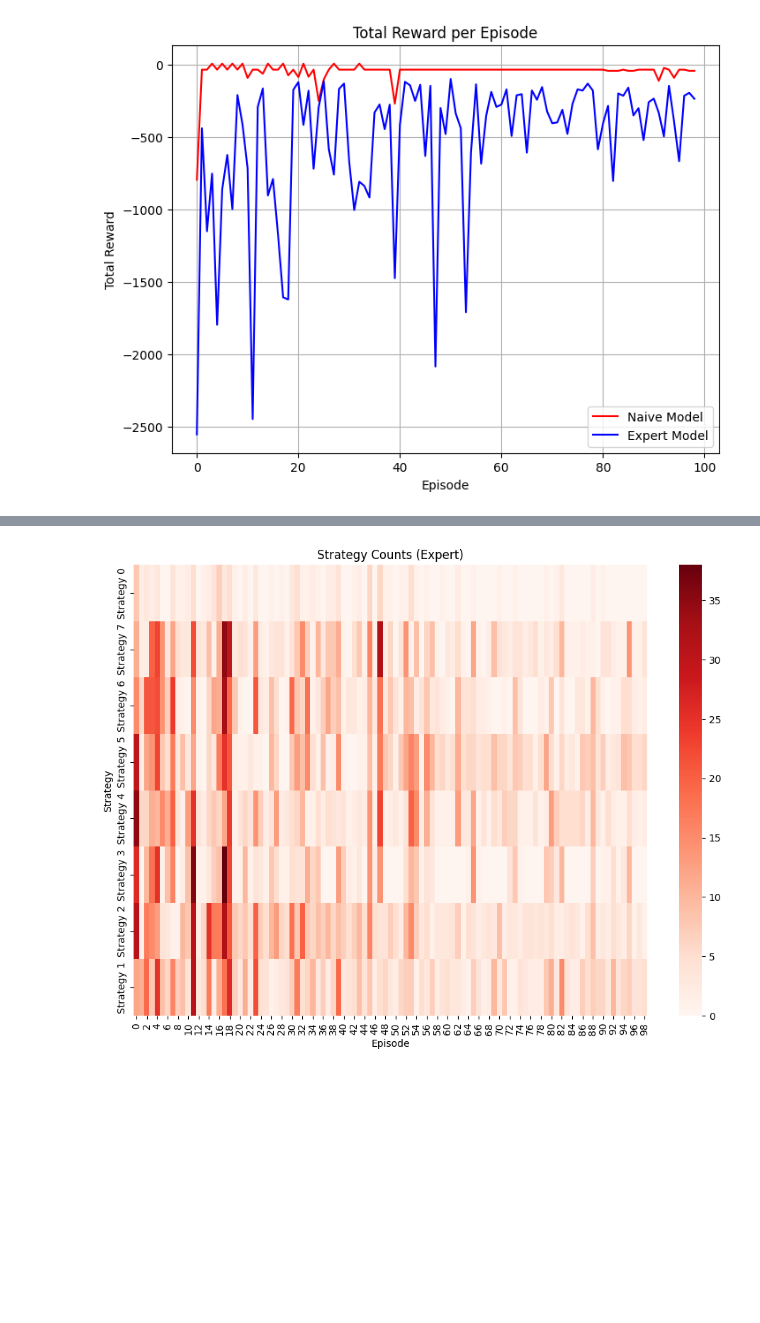
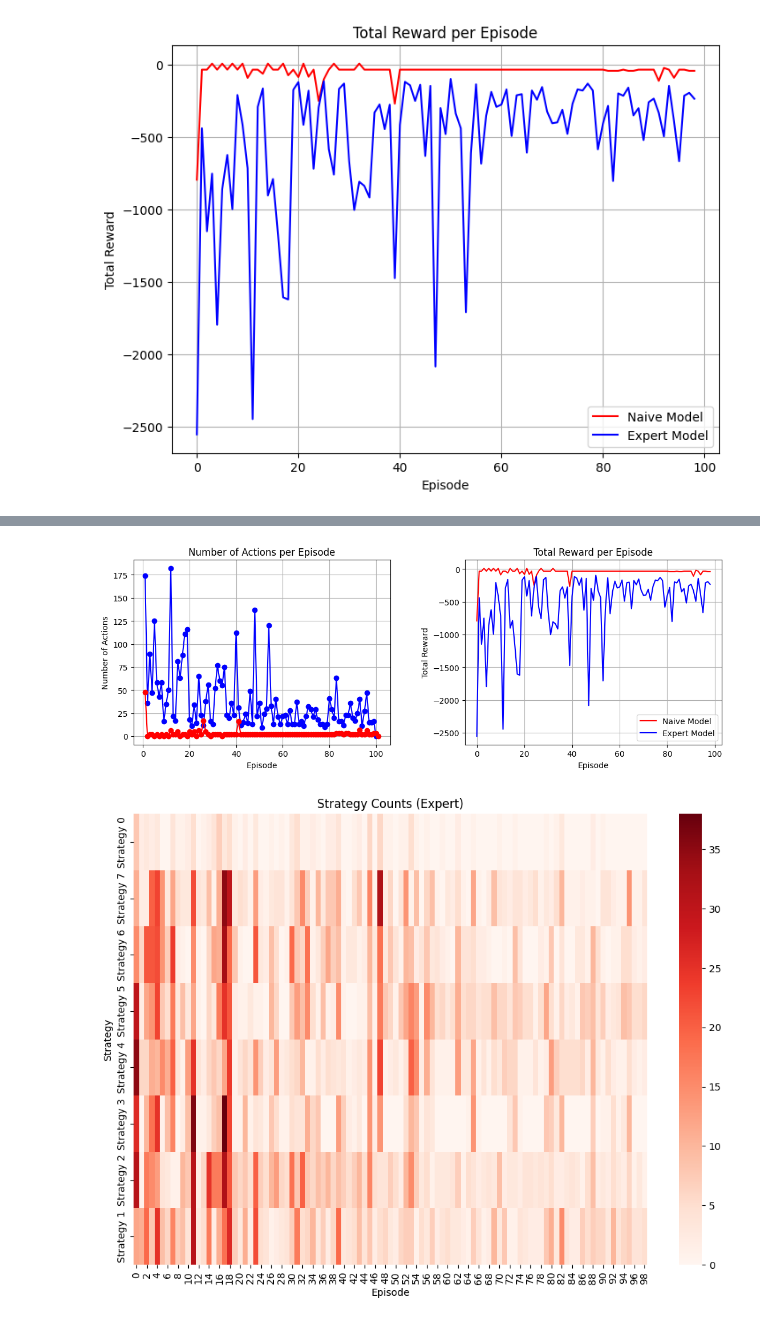
Before and after one commit to MAP-Cyber-Security-AI/Nimplant, a Jupyter notebook: dataEvaluation_new.ipynb, the cells around one changed output, grey strips where cells are left out. Saved outputs shown, nothing was run; the diff lists cells and outputs as text; code cells hidden in the pictures; blank space fills up the shorter version.

```diff
--- a/dataEvaluation_new.ipynb
+++ b/dataEvaluation_new.ipynb
@@ -211,3 +317,35 @@ plt.show()
+# %%
+import matplotlib.pyplot as plt
+from matplotlib.gridspec import GridSpec
+
+# Create a 1x2 grid
+fig = plt.figure(figsize=(12, 5))
+gs = GridSpec(1, 2, width_ratios=[1, 1])
+
+# First Plot
+ax0 = plt.subplot(gs[0])
+ax0.plot(summary_df['Episode'], summary_df['Number of Actions'], marker='o', linestyle='-', color='blue')
+ax0.plot(summary_df_naive2['Episode'], summary_df_naive2['Number of Actions'], marker='o', linestyle='-', color='red')
+ax0.set_title('Number of Actions per Episode')
+ax0.set_xlabel('Episode')
+ax0.set_ylabel('Number of Actions')
+ax0.grid(True)
+
+# Second Plot
+ax1 = plt.subplot(gs[1])
+ax1.plot(calculate_rewards(df_naive, naive_eps_idx), color='red', label='Naive Model')
+ax1.plot(calculate_rewards(df_expert, expert_eps_idx), color='blue', label='Expert Model')
+ax1.set_xlabel('Episode')
+ax1.set_ylabel('Total Reward')
+ax1.set_title('Total Reward per Episode')
+ax1.legend()
+ax1.grid(True)
+
+# Adjust layout
+fig.tight_layout(pad=4.0)
+plt.show()
+# %% [output]
+[figure, added]
 # %%
 selected_columns = ['Strategy 1', 'Strategy 2', 'Strategy 3', 'Strategy 4', 'Strategy 5', 'Strategy 6', 'Strategy 7']
 
```
Also changed, not shown: parts of 9 cells of this notebook.
